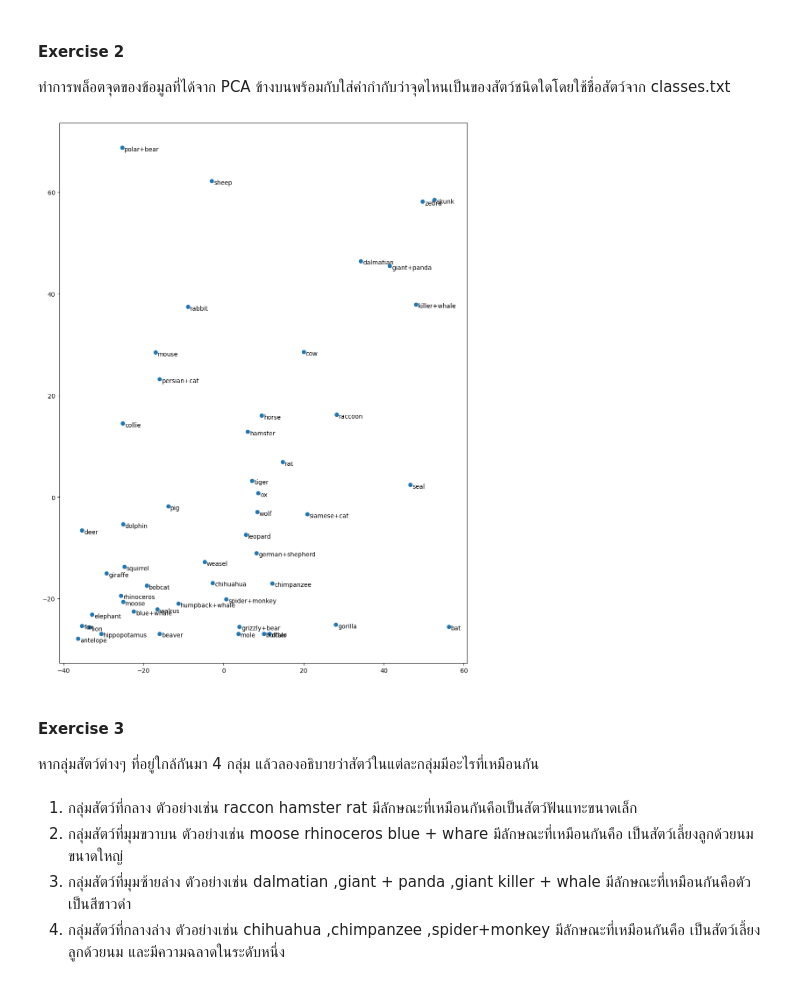
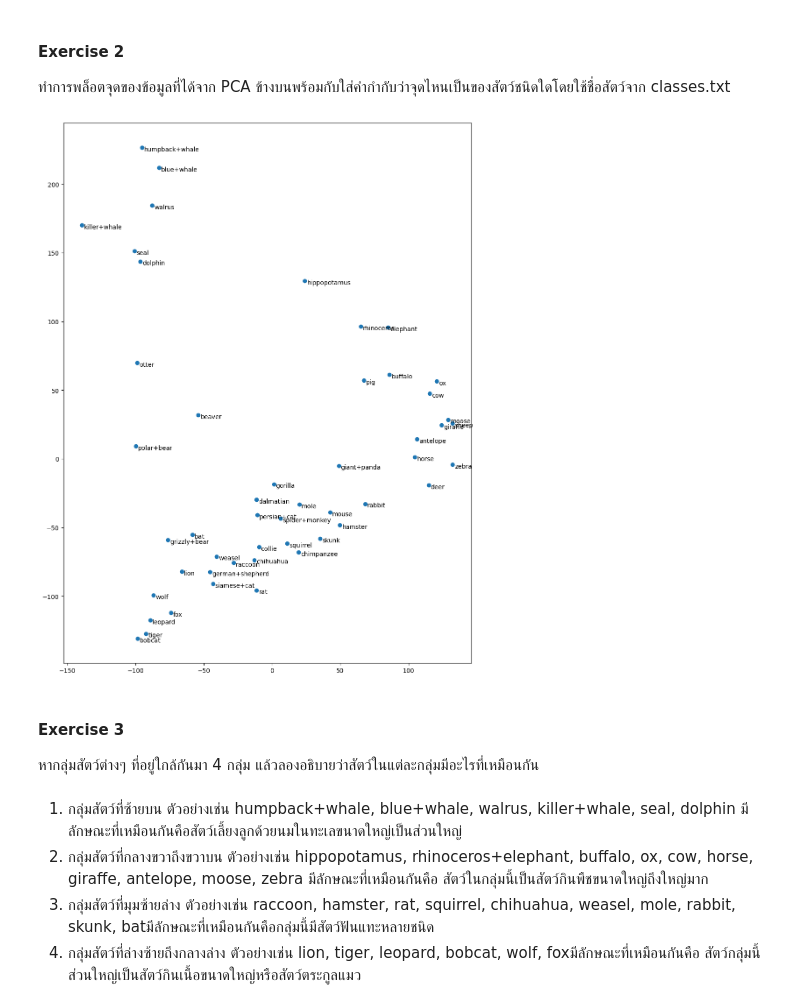
Before and after one commit to ECHOIgOng/229351_660510593, a Jupyter notebook: 229351_LAB03_02.ipynb, the cells around one changed output. Drawn from its saved outputs; the diff is of its cells as text; code cells hidden in the pictures.

```diff
--- a/229351_LAB03_02.ipynb
+++ b/229351_LAB03_02.ipynb
@@ -160,33 +158,33 @@ print(B2)
 ทำการพล็อตจุดของข้อมูลที่ได้จาก PCA ข้างบนพร้อมกับใส่คำกำกับว่าจุดไหนเป็นของสัตว์ชนิดใดโดยใช้ชื่อสัตว์จาก classes.txt
 # %%
 # กำหนดขนาดของรูป
-fig = plt.figure(figsize=(12,16))
+plt.figure(figsize=(12,16))
 
 # จงเติม argument ที่เหมาะสมในวงเล็บข้างล่างนี้
 # รูปแบบของฟังก์ชันคือ plt.scatter(numpy array ของ x-coordinate, numpy array ของ y-coordinate)
 #plt.scatter( #TODO: 1st column of your 50x2 matrix, #TODO: 2nd column of your 50x2 matrix )
 
-plt.scatter(M[:, 0], M[:, 1])
+plt.scatter(M2[:, 0], M2[:, 1])
 
 # for loop เพื่อใส่คำกำกับ (annotate) ชื่อสัตว์ของแต่ละจุด วนให้ครบสัตว์ทุกชนิดที่อยู่ใน classes
 # ใส่ numpy array ที่ผ่านการทำ PCA แล้วลงในตำแหน่งที่ระบุเพื่อบอกพิกัดที่ต้องวางคำกำกับ
 for i in range(50):
   plt.annotate(classes[i,1],
-               xy=(float(M[i, 0]), float(M[i, 1])),
+               xy=(M2[i, 0], M2[i, 1]),
                xytext=(5, -8),
                textcoords='offset pixels')
 
 
 plt.show()
 # %% [output]
-[figure, old version]
+[figure, new version]
 # %% [markdown]
 #### Exercise 3
 
 หากลุ่มสัตว์ต่างๆ ที่อยู่ใกล้กันมา 4 กลุ่ม แล้วลองอธิบายว่าสัตว์ในแต่ละกลุ่มมีอะไรที่เหมือนกัน
 # %% [markdown]
-1. กลุ่มสัตว์ที่กลาง ตัวอย่างเช่น raccon hamster rat
- มีลักษณะที่เหมือนกันคือเป็นสัตว์ฟันแทะขนาดเล็ก
-2. กลุ่มสัตว์ที่มุมขวาบน ตัวอย่างเช่น moose rhinoceros blue + whare มีลักษณะที่เหมือนกันคือ เป็นสัตว์เลี้ยงลูกด้วยนมขนาดใหญ่
-3. กลุ่มสัตว์ที่มุมซ้ายล่าง ตัวอย่างเช่น dalmatian ,giant + panda ,giant killer + whale มีลักษณะที่เหมือนกันคือตัวเป็นสีขาวดำ
-4. กลุ่มสัตว์ที่กลางล่าง ตัวอย่างเช่น chihuahua ,chimpanzee ,spider+monkey มีลักษณะที่เหมือนกันคือ เป็นสัตว์เลี้ยงลูกด้วยนม และมีความฉลาดในระดับหนึ่ง
+1. กลุ่มสัตว์ที่ซ้ายบน ตัวอย่างเช่น humpback+whale, blue+whale, walrus, killer+whale, seal, dolphin
+ มีลักษณะที่เหมือนกันคือสัตว์เลี้ยงลูกด้วยนมในทะเลขนาดใหญ่เป็นส่วนใหญ่
+2. กลุ่มสัตว์ที่กลางขวาถึงขวาบน ตัวอย่างเช่น hippopotamus, rhinoceros+elephant, buffalo, ox, cow, horse, giraffe, antelope, moose, zebra มีลักษณะที่เหมือนกันคือ สัตว์ในกลุ่มนี้เป็นสัตว์กินพืชขนาดใหญ่ถึงใหญ่มาก
+3. กลุ่มสัตว์ที่มุมซ้ายล่าง ตัวอย่างเช่น raccoon, hamster, rat, squirrel, chihuahua, weasel, mole, rabbit, skunk, batมีลักษณะที่เหมือนกันคือกลุ่มนี้มีสัตว์ฟันแทะหลายชนิด
+4. กลุ่มสัตว์ที่ล่างซ้ายถึงกลางล่าง ตัวอย่างเช่น lion, tiger, leopard, bobcat, wolf, foxมีลักษณะที่เหมือนกันคือ สัตว์กลุ่มนี้ส่วนใหญ่เป็นสัตว์กินเนื้อขนาดใหญ่หรือสัตว์ตระกูลแมว
```
Also changed, not shown: parts of 2 cells of this notebook.
